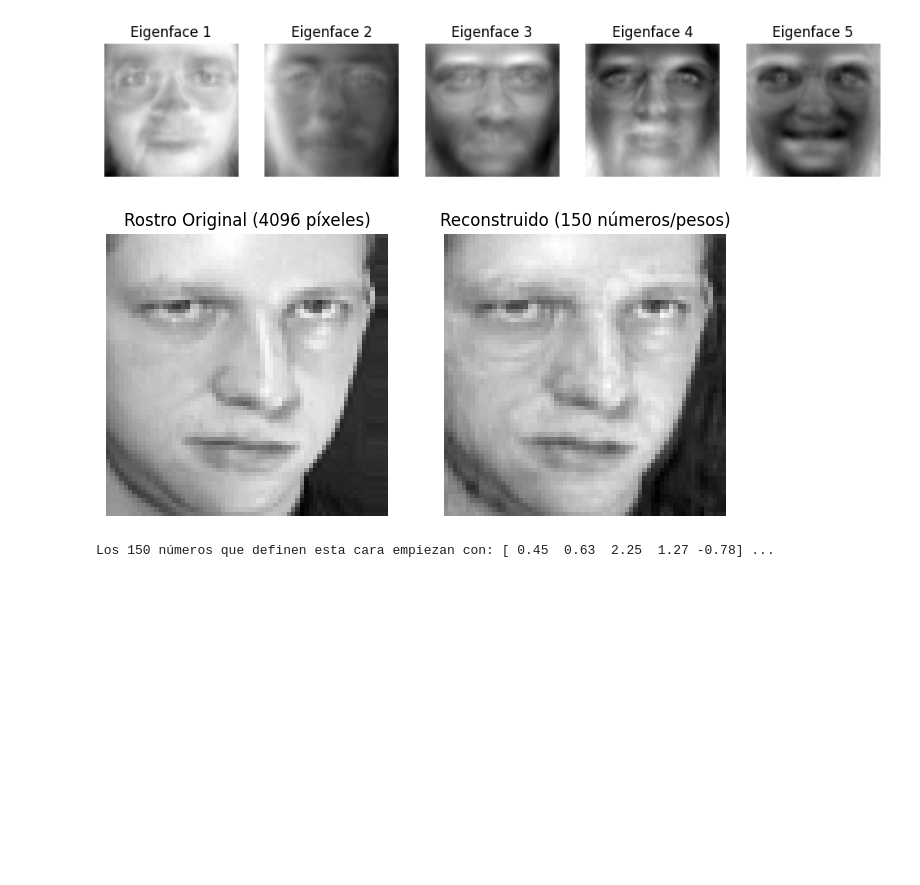
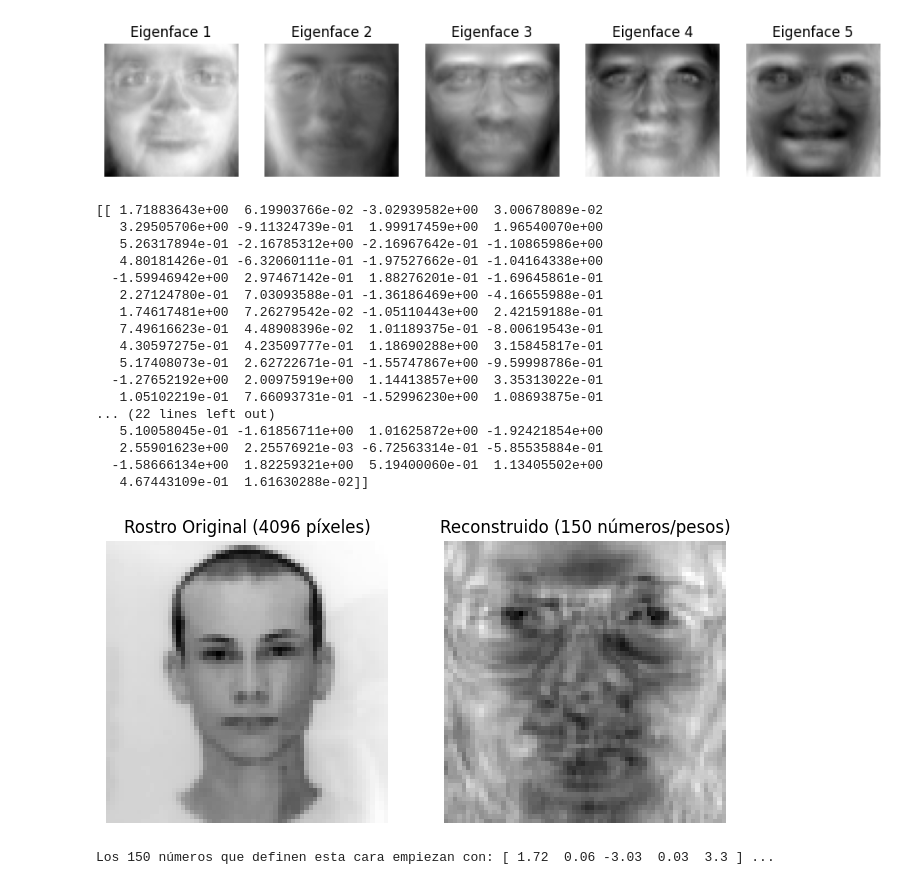
Before and after one commit to pecezon/MineriaDeDatos, a Jupyter notebook: 2do Parcial/pca/pca.ipynb, the cells around one changed output. Drawn from its saved outputs; the diff is of its cells as text; code cells hidden in the pictures; blank space fills up the shorter version.

```diff
--- a/pca.ipynb
+++ b/2do Parcial/pca/pca.ipynb
@@ -41,25 +40,51 @@ plt.show()
 [figure]
 [figure]
 # %%
-rostro_original = X[10]
+rostro_original = plt.imread("mugshot.png")
+# rostro_original = X[10]
+
+# #Resize the image to 64x64 pixels and convert it to grayscale if necessary
+from skimage.transform import resize
+rostro_original = resize(rostro_original, (64, 64), anti_aliasing=True)
+if rostro_original.ndim == 3:
+    rostro_original = np.mean(rostro_original, axis=2)
 
 pesos_receta = pca.transform(rostro_original.reshape(1, -1))
+
+print(pesos_receta)
 
 rostro_reconstruido = pca.inverse_transform(pesos_receta)
 
 fig, axes = plt.subplots(1, 2, figsize=(8, 4))
 
 axes[0].imshow(rostro_original.reshape(64, 64), cmap='gray')
 axes[0].set_title("Rostro Original (4096 píxeles)")
 axes[0].axis('off')
 
 axes[1].imshow(rostro_reconstruido.reshape(64, 64), cmap='gray')
 axes[1].set_title("Reconstruido (150 números/pesos)")
 axes[1].axis('off')
 
 plt.show()
 
 print(f"Los 150 números que definen esta cara empiezan con: {np.round(pesos_receta[0][:5], 2)} ...")
 # %% [output]
+[[ 1.71883643e+00  6.19903766e-02 -3.02939582e+00  3.00678089e-02
+   3.29505706e+00 -9.11324739e-01  1.99917459e+00  1.96540070e+00
+   5.26317894e-01 -2.16785312e+00 -2.16967642e-01 -1.10865986e+00
+   4.80181426e-01 -6.32060111e-01 -1.97527662e-01 -1.04164338e+00
+  -1.59946942e+00  2.97467142e-01  1.88276201e-01 -1.69645861e-01
+   2.27124780e-01  7.03093588e-01 -1.36186469e+00 -4.16655988e-01
+   1.74617481e+00  7.26279542e-02 -1.05110443e+00  2.42159188e-01
+   7.49616623e-01  4.48908396e-02  1.01189375e-01 -8.00619543e-01
+   4.30597275e-01  4.23509777e-01  1.18690288e+00  3.15845817e-01
+   5.17408073e-01  2.62722671e-01 -1.55747867e+00 -9.59998786e-01
+  -1.27652192e+00  2.00975919e+00  1.14413857e+00  3.35313022e-01
+   1.05102219e-01  7.66093731e-01 -1.52996230e+00  1.08693875e-01
+... (22 lines left out)
+   5.10058045e-01 -1.61856711e+00  1.01625872e+00 -1.92421854e+00
+   2.55901623e+00  2.25576921e-03 -6.72563314e-01 -5.85535884e-01
+  -1.58666134e+00  1.82259321e+00  5.19400060e-01  1.13405502e+00
+   4.67443109e-01  1.61630288e-02]]
-[figure, old version]
+[figure, new version]
-Los 150 números que definen esta cara empiezan con: [ 0.45  0.63  2.25  1.27 -0.78] ...
+Los 150 números que definen esta cara empiezan con: [ 1.72  0.06 -3.03  0.03  3.3 ] ...
```
Also changed, not shown: parts of 1 cell of this notebook, 2 other files.
